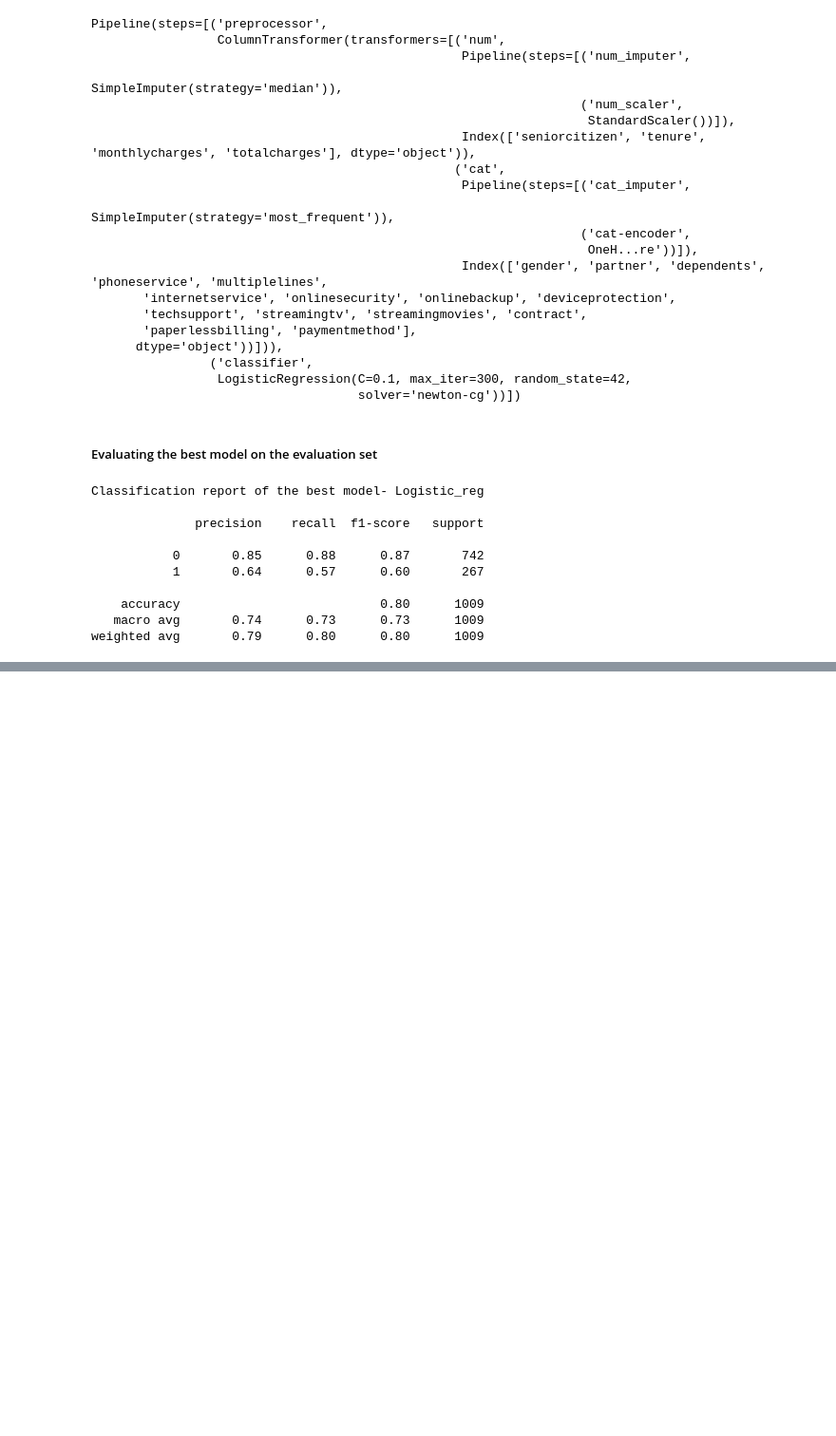
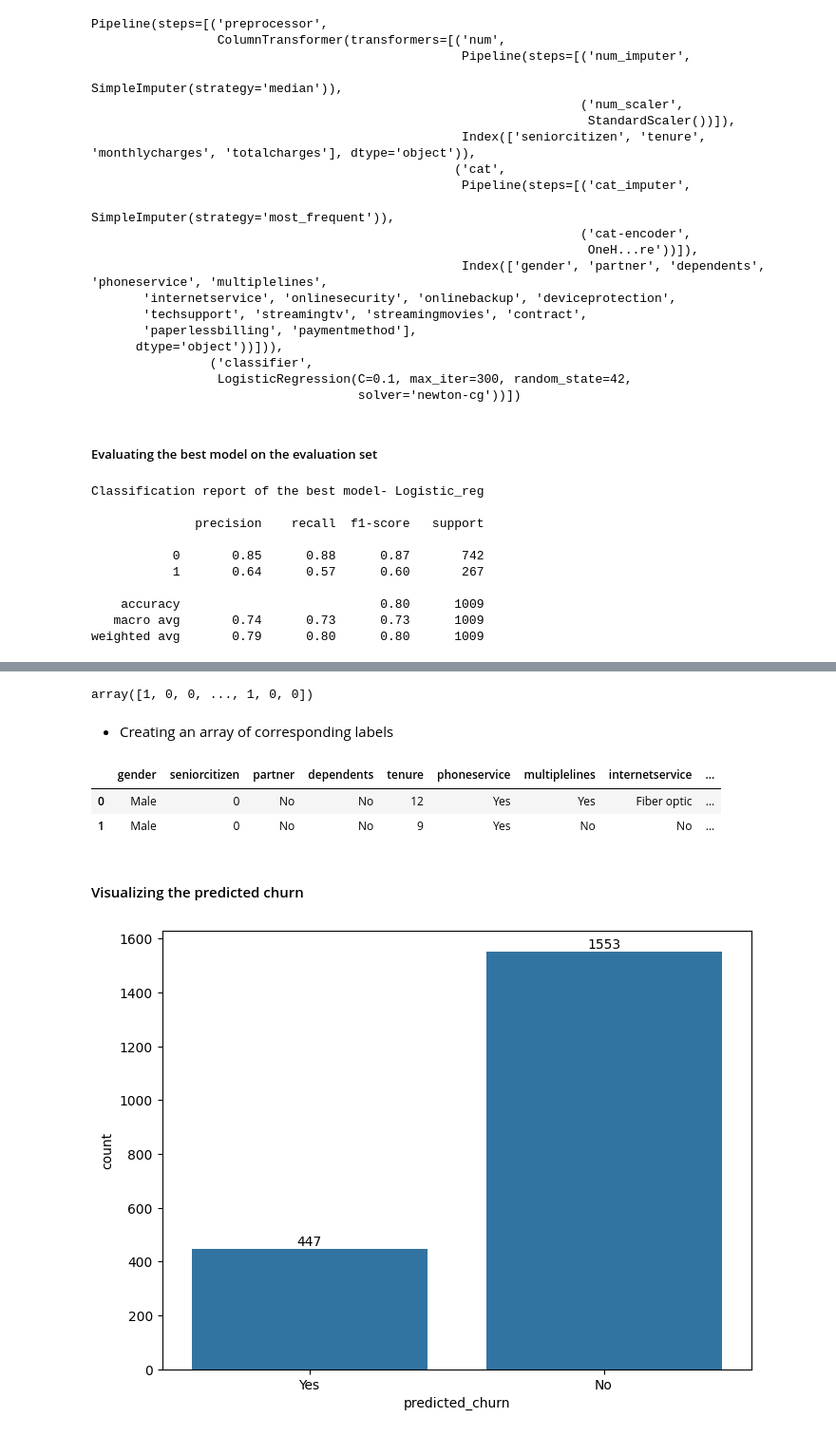
Before and after one commit to heldana30/Customer_Churn_Prediction, a Jupyter notebook: customer_churn_prediction.ipynb, the cells around one changed output, grey strips where cells are left out. Shown: that part at 95% size. Cells and saved outputs as stored; diff of their text form; code cells hidden in the pictures; blank space fills up the shorter version.

```diff
--- a/customer_churn_prediction.ipynb
+++ b/customer_churn_prediction.ipynb
@@ -1449,0 +1488,5 @@ weighted avg       0.79      0.80      0.80      1009
+# %%
+test_df.columns = test_df.columns.str.lower()
+# %%
+# test_df['totalcharges'] = test_df['totalcharges'].
+test_df['totalcharges'] = pd.to_numeric(test_df['totalcharges'], errors = 'coerce')
@@ -1449,0 +1504,31 @@ weighted avg       0.79      0.80      0.80      1009
+# %%
+predicted_churn = best_model.predict(test_df)
+predicted_churn
+# %% [output]
+array([1, 0, 0, ..., 1, 0, 0])
+# %% [markdown]
+- Creating an array of corresponding labels
+# %%
+labels = np.array(['No', 'Yes']) # Index 0 is No, 1 is Yes
+test_df['predicted_churn'] = labels[predicted_churn]
+# %%
+test_df.head(2)
+# %% [output]
+|  | gender | seniorcitizen | partner | dependents | tenure | phoneservice | multiplelines | internetservice | ... |
+| 0 | Male | 0 | No | No | 12 | Yes | Yes | Fiber optic | ... |
+| 1 | Male | 0 | No | No | 9 | Yes | No | No | ... |
+# %% [markdown]
+#### Visualizing the predicted churn
+# %%
+# Create the figure
+plt.figure(figsize=(8, 6))
+
+ax=sns.countplot(test_df, x='predicted_churn')
+
+# Add count values on top of each bar
+for p in ax.patches:
+    count = int(p.get_height())  # Convert count to integer
+    ax.annotate(f'{count}', (p.get_x() + p.get_width() / 2., p.get_height()), ha='center', va='center', xytext=(0, 5), textcoords='offset points')
+plt.show()
+# %% [output]
+[figure, added]
```
Also changed, not shown: parts of 17 cells of this notebook.
